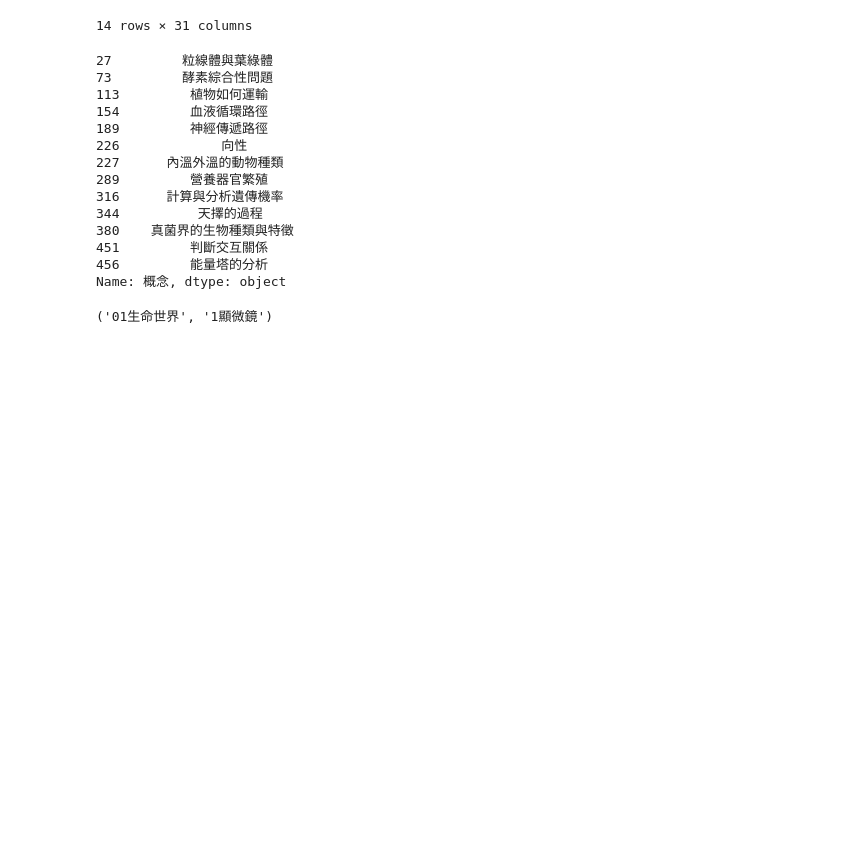
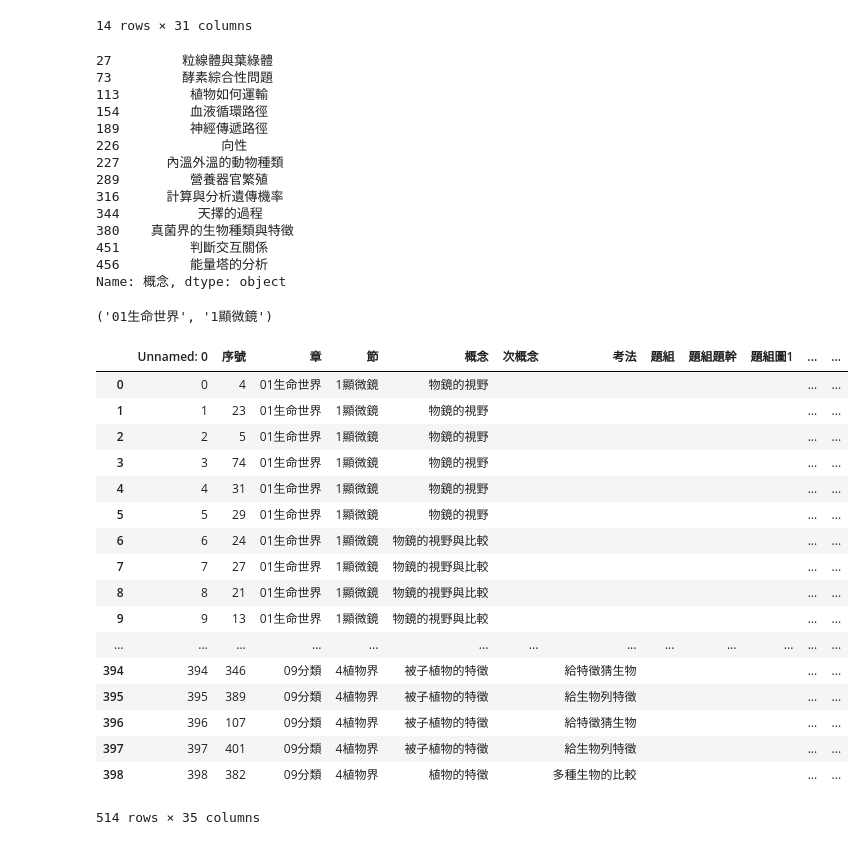
Before and after one commit to ChihHsiangChien/question_database, a Jupyter notebook: 2_question_analyze_and_creater.ipynb, the cells around one changed output. Saved outputs shown, nothing was run; the diff lists cells and outputs as text; code cells hidden in the pictures; blank space fills up the shorter version.

```diff
--- a/2_question_analyze_and_creater.ipynb
+++ b/2_question_analyze_and_creater.ipynb
@@ -158,7 +158,18 @@ with open('題庫.html', 'w', encoding='utf-8' ) as myFile:
 
             question_txt = question_txt + '【'
             question_txt = question_txt + group_data['出處'].values[i]
+
+
+            if int(group_data['出處'].values[i][0:3]) > 103 :
+                question_txt = question_txt + '&emsp;'
+                question_txt = question_txt + '通過率:'
+                question_txt = question_txt + group_data['通過率'].values[i]
+                question_txt = question_txt + '&emsp;'
+                question_txt = question_txt + '鑑別度:'
+                question_txt = question_txt + group_data['鑑別度'].values[i]
+
             question_txt = question_txt + '】'
+
 
             question_txt = question_txt + '<br>'
             question_txt = question_txt + '&emsp;'
@@ -187,7 +198,6 @@ with open('題庫.html', 'w', encoding='utf-8' ) as myFile:
             question_txt = question_txt + group_data['選項D'].values[i]
             add_img_src('d_img_src')
             question_txt = question_txt + '&emsp;'
-
             #question_txt = question_txt + '<hr>'
 
             myFile.write(question_txt)
@@ -1012,3 +1059,24 @@ with open('統計.html', 'w', encoding = 'utf-8') as file:
 
     file.write(result_2)
     file.write('<hr>')
+# %%
+df
+# %% [output]
+|  | Unnamed: 0 | 序號 | 章 | 節 | 概念 | 次概念 | 考法 | 題組 | 題組題幹 | 題組圖1 | ... | ... |
+| 0 | 0 | 4 | 01生命世界 | 1顯微鏡 | 物鏡的視野 |  |  |  |  |  | ... | ... |
+| 1 | 1 | 23 | 01生命世界 | 1顯微鏡 | 物鏡的視野 |  |  |  |  |  | ... | ... |
+| 2 | 2 | 5 | 01生命世界 | 1顯微鏡 | 物鏡的視野 |  |  |  |  |  | ... | ... |
+| 3 | 3 | 74 | 01生命世界 | 1顯微鏡 | 物鏡的視野 |  |  |  |  |  | ... | ... |
+| 4 | 4 | 31 | 01生命世界 | 1顯微鏡 | 物鏡的視野 |  |  |  |  |  | ... | ... |
+| 5 | 5 | 29 | 01生命世界 | 1顯微鏡 | 物鏡的視野 |  |  |  |  |  | ... | ... |
+| 6 | 6 | 24 | 01生命世界 | 1顯微鏡 | 物鏡的視野與比較 |  |  |  |  |  | ... | ... |
+| 7 | 7 | 27 | 01生命世界 | 1顯微鏡 | 物鏡的視野與比較 |  |  |  |  |  | ... | ... |
+| 8 | 8 | 21 | 01生命世界 | 1顯微鏡 | 物鏡的視野與比較 |  |  |  |  |  | ... | ... |
+| 9 | 9 | 13 | 01生命世界 | 1顯微鏡 | 物鏡的視野與比較 |  |  |  |  |  | ... | ... |
+| ... | ... | ... | ... | ... | ... | ... | ... | ... | ... | ... | ... | ... |
+| 394 | 394 | 346 | 09分類 | 4植物界 | 被子植物的特徵 |  | 給特徵猜生物 |  |  |  | ... | ... |
+| 395 | 395 | 389 | 09分類 | 4植物界 | 被子植物的特徵 |  | 給生物列特徵 |  |  |  | ... | ... |
+| 396 | 396 | 107 | 09分類 | 4植物界 | 被子植物的特徵 |  | 給特徵猜生物 |  |  |  | ... | ... |
+| 397 | 397 | 401 | 09分類 | 4植物界 | 被子植物的特徵 |  | 給生物列特徵 |  |  |  | ... | ... |
+| 398 | 398 | 382 | 09分類 | 4植物界 | 植物的特徵 |  | 多種生物的比較 |  |  |  | ... | ... |
+514 rows × 35 columns
```
Also changed, not shown: parts of 1 cell of this notebook, 10 other files.
